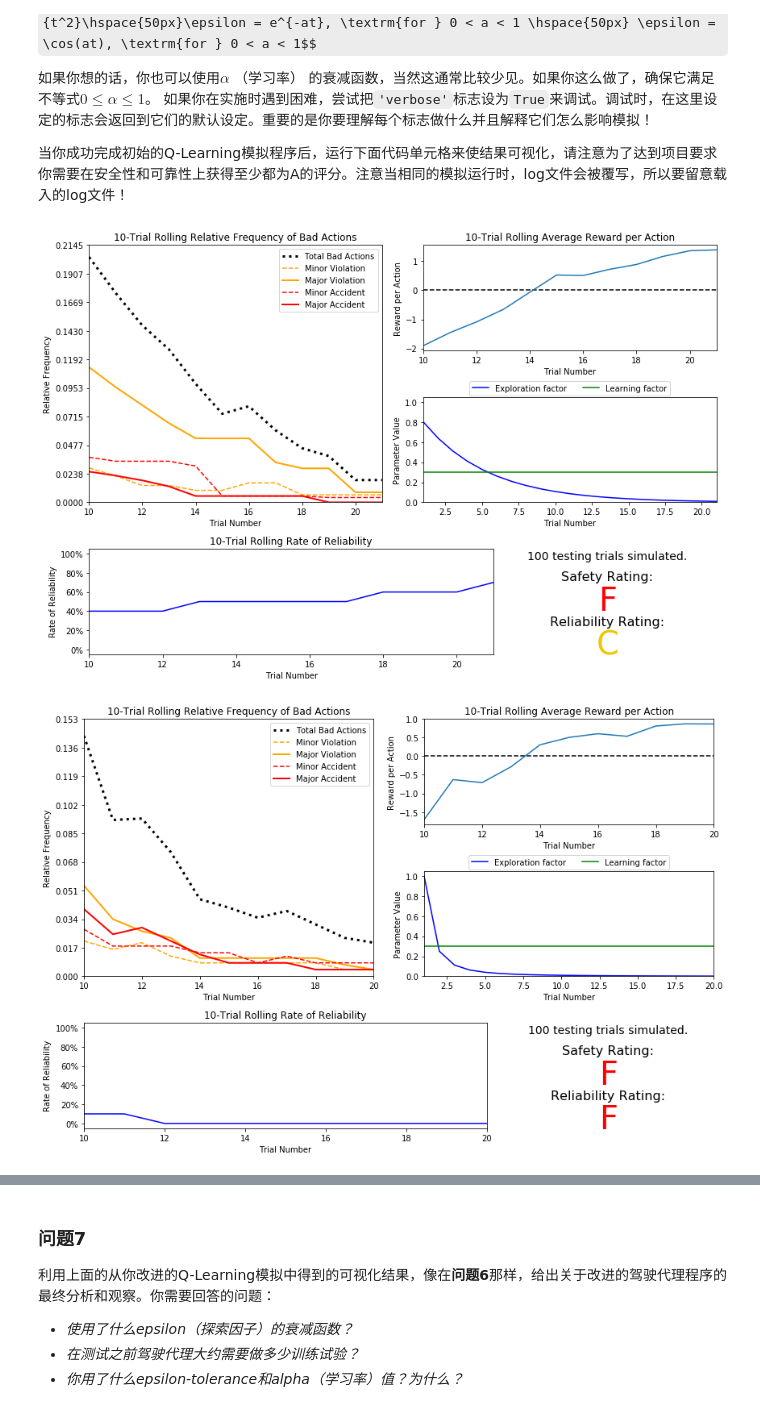
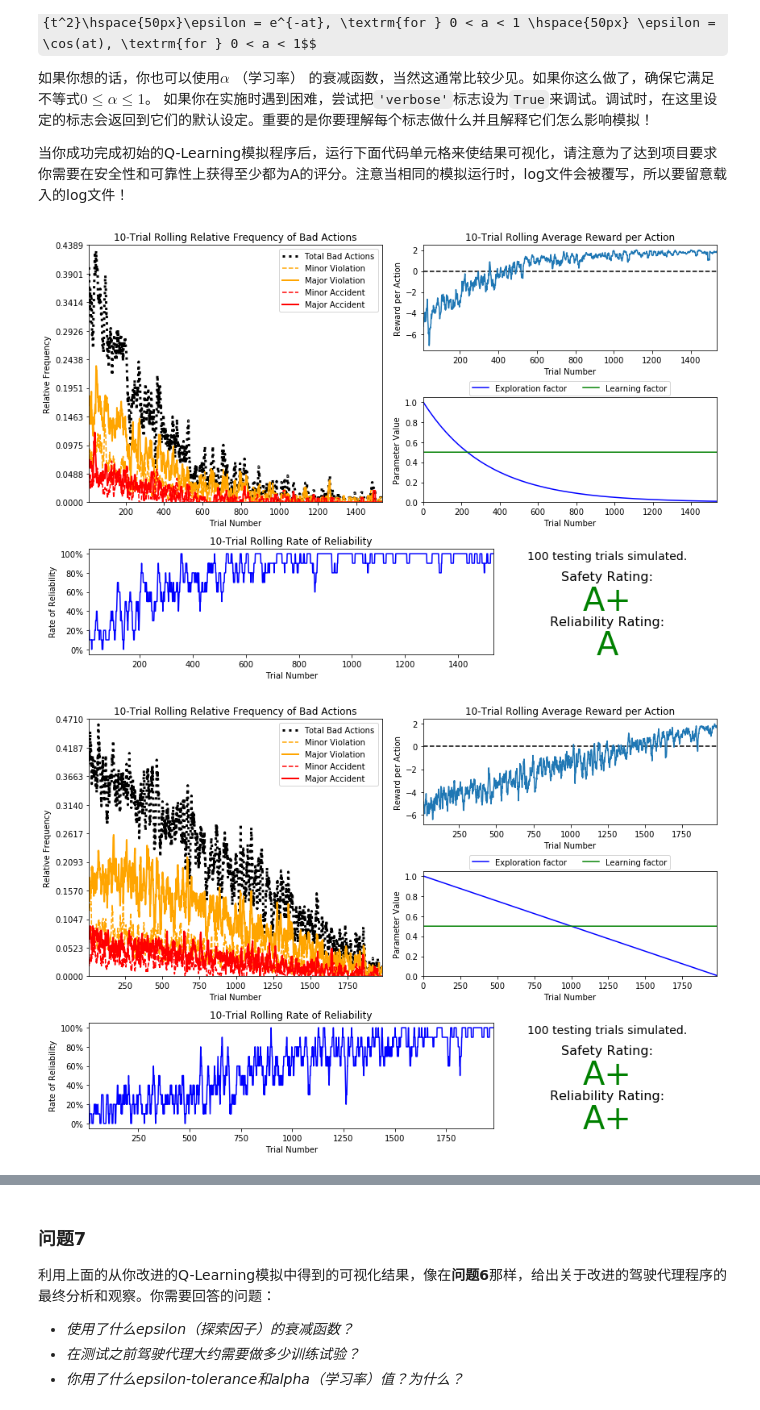
Before and after one commit to aesne/smartcab, a Jupyter notebook: smartcab.ipynb, the cells around one changed output, grey strips where cells are left out. Cells and saved outputs as stored; diff of their text form; code cells hidden in the pictures; some formulas as TeX source.

```diff
--- a/smartcab.ipynb
+++ b/smartcab.ipynb
@@ -251,11 +273,11 @@ $$ \epsilon = a^t, \textrm{for } 0 < a < 1 \hspace{50px}\epsilon = \frac{1}{t^2}
 当你成功完成初始的Q-Learning模拟程序后，运行下面代码单元格来使结果可视化，请注意为了达到项目要求你需要在安全性和可靠性上获得至少都为A的评分。注意当相同的模拟运行时，log文件会被覆写，所以要留意载入的log文件！
 # %%
 # Load the 'sim_improved-learning' file from the improved Q-Learning simulation
-vs.plot_trials('sim_improved-learning_Exponential.csv')
+vs.plot_trials('1_a=0.997.csv')
 # %% [output]
-[figure, old version]
+[figure, new version]
 # %%
-vs.plot_trials('sim_improved-learning_Power.csv')
+vs.plot_trials('2_a=0.0005.csv')
 # %% [output]
-[figure, old version]
+[figure, new version]
 # %%
```
Also changed, not shown: parts of 18 cells of this notebook, 20 other files.
